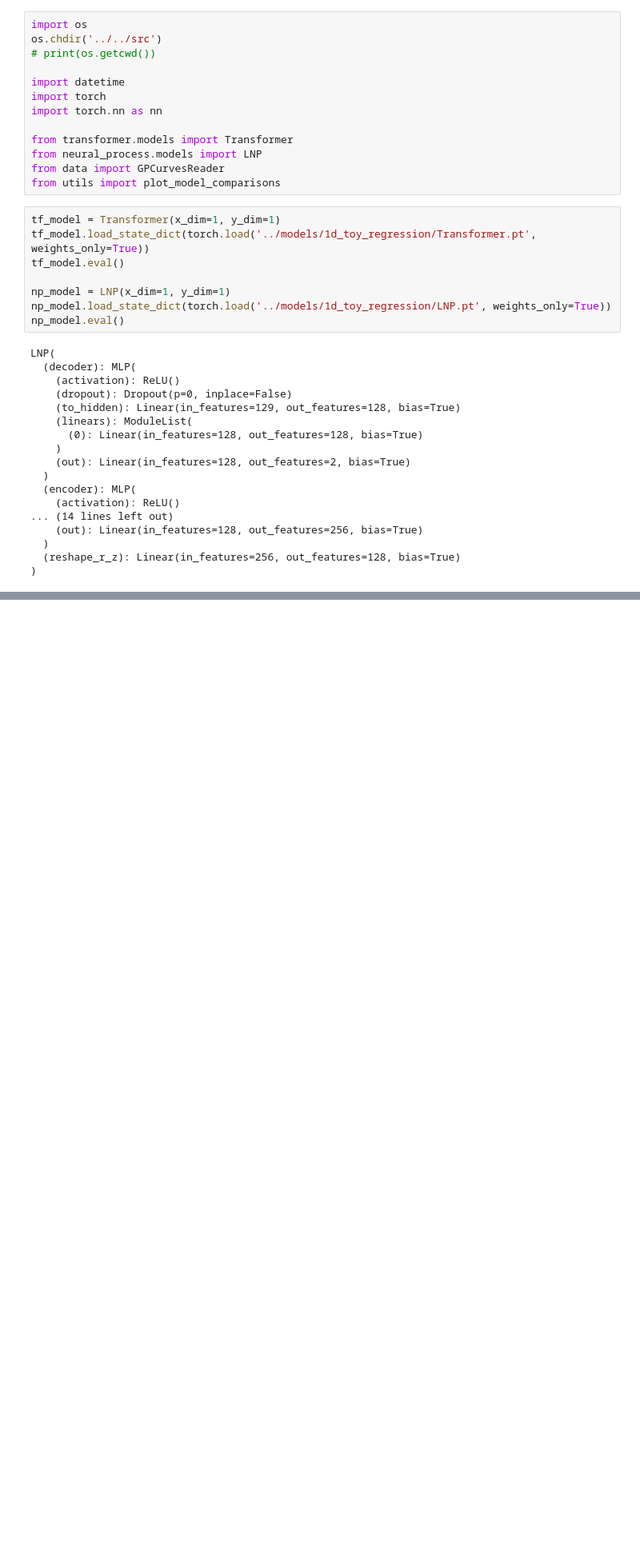
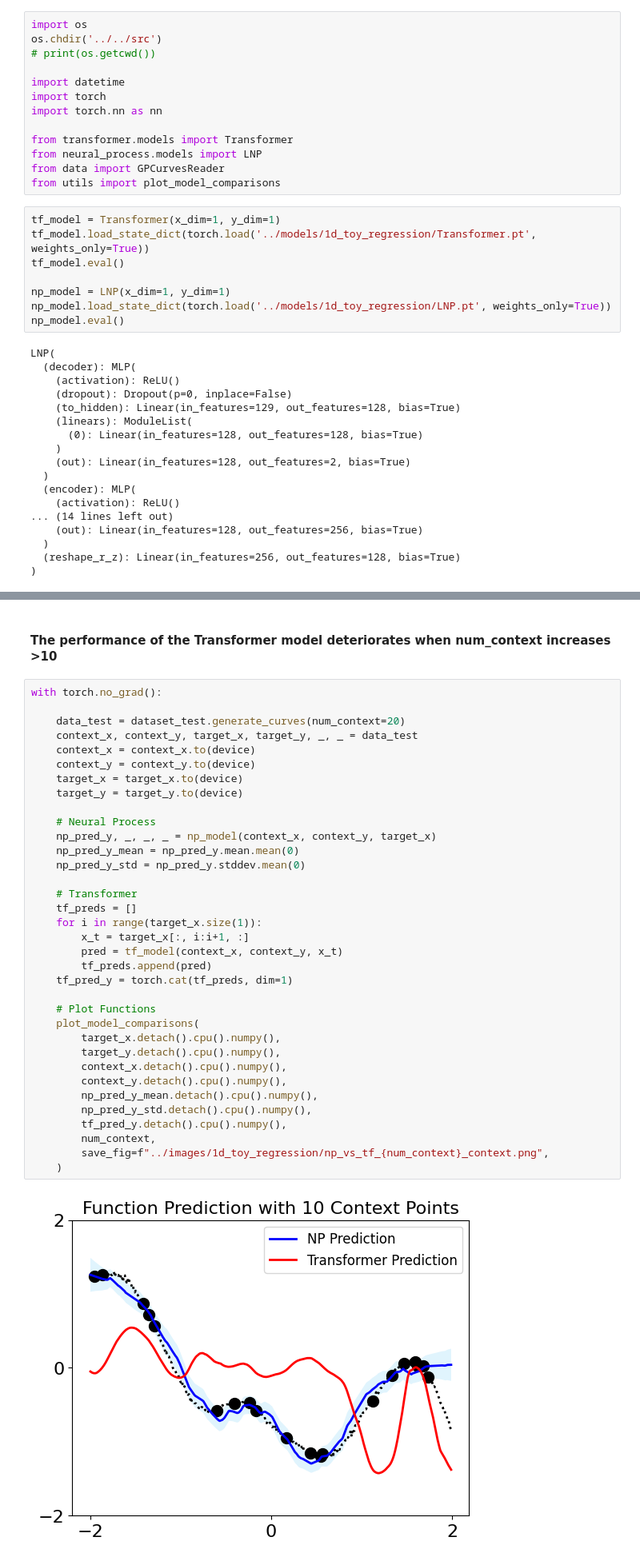
Before and after one commit to Fox4Song/fyp, a Jupyter notebook: notebooks/1d_toy_regression/Evaluate.ipynb, the cells around one changed output, grey strips where cells are left out. Shown at 80% size. Cells and saved outputs as stored; diff of their text form; blank space fills up the shorter version.

```diff
--- a/notebooks/1d_toy_regression/Evaluate.ipynb
+++ b/notebooks/1d_toy_regression/Evaluate.ipynb
@@ -94,0 +103,39 @@ TypeError: 'int' object is not callable
+# %% [markdown]
+#### The performance of the Transformer model deteriorates when num_context increases >10
+# %%
+with torch.no_grad():
+
+    data_test = dataset_test.generate_curves(num_context=20)
+    context_x, context_y, target_x, target_y, _, _ = data_test
+    context_x = context_x.to(device)
+    context_y = context_y.to(device)
+    target_x = target_x.to(device)
+    target_y = target_y.to(device)
+
+    # Neural Process
+    np_pred_y, _, _, _ = np_model(context_x, context_y, target_x)
+    np_pred_y_mean = np_pred_y.mean.mean(0)
+    np_pred_y_std = np_pred_y.stddev.mean(0)
+
+    # Transformer
+    tf_preds = []
+    for i in range(target_x.size(1)):
+        x_t = target_x[:, i:i+1, :]
+        pred = tf_model(context_x, context_y, x_t)
+        tf_preds.append(pred)
+    tf_pred_y = torch.cat(tf_preds, dim=1)
+
+    # Plot Functions
+    plot_model_comparisons(
+        target_x.detach().cpu().numpy(),
+        target_y.detach().cpu().numpy(),
+        context_x.detach().cpu().numpy(),
+        context_y.detach().cpu().numpy(),
+        np_pred_y_mean.detach().cpu().numpy(),
+        np_pred_y_std.detach().cpu().numpy(),
+        tf_pred_y.detach().cpu().numpy(),
+        num_context,
+        save_fig=f"../images/1d_toy_regression/np_vs_tf_{num_context}_context.png",
+    )
+# %% [output]
+[figure, added]
```
Also changed, not shown: parts of 2 cells of this notebook, 1 other file.
